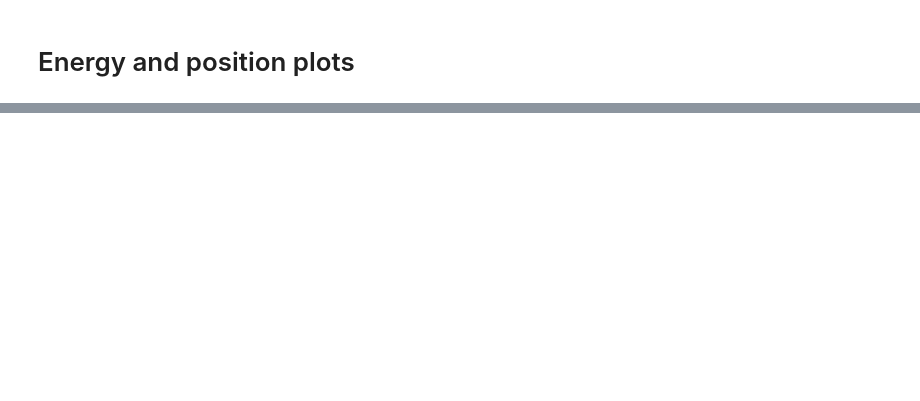
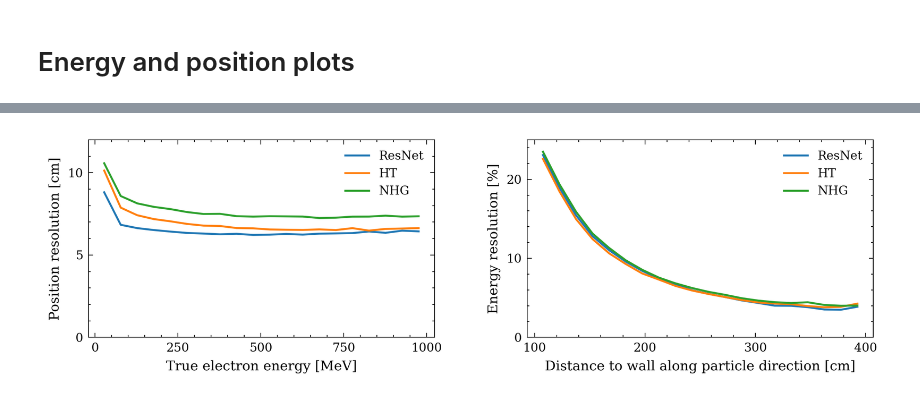
Before and after one commit to cid02219585/WatChMaL, a Jupyter notebook: regression_analysis_hgt.ipynb, the cells around one changed output, grey strips where cells are left out. Saved outputs shown, nothing was run; the diff lists cells and outputs as text; code cells hidden in the pictures; blank space fills up the shorter version.

```diff
--- a/regression_analysis_hgt.ipynb
+++ b/regression_analysis_hgt.ipynb
@@ -1808,20 +2171,59 @@ for r in all_runs_pos:
-# %%
-all_runs_mom =  resnet_e_energy #+ [fitqun_e]
-
-figs, axes = plt.subplots(3,2, figsize=(15, 15))
-for r in all_runs_mom:
-    plot_resolution_profile([r], 'momentum_residuals', e_towall_binning, ax=axes[0,0], y_lim = (10,30), x_label="Distance to detector wall [cm]", y_label="Energy resolution",legend=None)
-    plot_resolution_profile([r], 'momentum_residuals', e_dwall_binning, ax=axes[0,1],  y_lim = (10,30),x_label="Distance from detector wall [cm]",y_label="Energy resolution",legend=None)
-    plot_resolution_profile([r],'momentum_residuals', e_cos_zenith_binning, ax=axes[1,0],  y_lim = (10,30),x_label="Cosine of Zenith", y_label="Energy resolution", legend=None)
-    plot_resolution_profile([r],'momentum_residuals',e_azimuth_binning,ax=axes[1,1], y_lim = (10,30),x_label="Azimuth",y_label="Energy resolution",legend=None)
-    plot_resolution_profile([r],'momentum_residuals', e_mom_binning, ax=axes[2,0], y_lim = (10,30),x_label="True electron momentum [MeV]",y_label="Energy resolution",legend=None)
-# %%
-all_runs_dir =  resnet_e_direction #+ [fitqun_e]
-
-figs, axes = plt.subplots(3,2, figsize=(15, 15))
-for r in all_runs_dir:
-    plot_resolution_profile([r], 'direction_errors', e_towall_binning, ax=axes[0,0], y_lim =(3,15), x_label="Distance to detector wall [cm]", y_label="Direction resolution",legend=None)
-    plot_resolution_profile([r], 'direction_errors', e_dwall_binning, ax=axes[0,1],  y_lim =(3,15),x_label="Distance from detector wall [cm]",y_label="Direction resolution",legend=None)
-    plot_resolution_profile([r],'direction_errors', e_cos_zenith_binning, ax=axes[1,0],  y_lim =(3,15),x_label="Cosine of Zenith", y_label="Direction resolution", legend=None)
-    plot_resolution_profile([r],'direction_errors',e_azimuth_binning,ax=axes[1,1], y_lim =(3,15),x_label="Azimuth",y_label="Direction Momentum",legend=None)
-    plot_resolution_profile([r],'direction_errors', e_mom_binning, ax=axes[2,0], y_lim =(3,15),x_label="True electron momentum [MeV]",y_label="Direction resolution",legend=None)
+# %%
+all_runs_dir = resnet_e_direction #+ [fitqun_e]
+import matplotlib as mpl
+science_rc = {
+    # font
+    "font.family": "serif",
+    "font.serif": ["Times New Roman", "DejaVu Serif"],  # Times if available, else fallback
+    "mathtext.fontset": "dejavuserif",
+    "font.size": 8,
+    "axes.labelsize": 9,
+    "axes.titlesize": 9,
+    "xtick.labelsize": 8,
+    "ytick.labelsize": 8,
+    "legend.fontsize": 8,
+    # ticks: inward, on all sides, with minor ticks
+    "xtick.direction": "in",
+    "ytick.direction": "in",
+    "xtick.top": True,
+    "ytick.right": True,
+    "xtick.minor.visible": True,
+    "ytick.minor.visible": True,
+    "xtick.major.size": 3.0,
+    "ytick.major.size": 3.0,
+    "xtick.minor.size": 1.5,
+    "ytick.minor.size": 1.5,
+    "xtick.major.width": 0.5,
+    "ytick.major.width": 0.5,
+    "xtick.minor.width": 0.5,
+    "ytick.minor.width": 0.5,
+    # axes / lines
+    "axes.linewidth": 0.5,
+    "grid.linewidth": 0.5,
+    "lines.linewidth": 0.7,
+    "axes.grid": False,
+    # legend
+    "legend.frameon": False,
+    # figure
+    "savefig.bbox": "tight",
+    "figure.dpi": 300,
+    "savefig.pad_inches": 0.05,
+}
+with mpl.rc_context(science_rc):
+    figs, axes = plt.subplots(1,2, figsize=(8.5, 3))
+    for r in all_runs_pos:
+
+#         plot_resolution_profile([r], 'position_3d_errors', e_towall_binning, ax=axes[0,0],y_lim=(0,12), x_label="Distance to detector wall along particle direction [cm]", y_label="Position resolution [cm]",marker = '',legend='best', lw=1.3)
+        plot_resolution_profile([r],'position_3d_errors',e_mom_binning, ax=axes[0],y_lim=(0,12),x_label="True electron energy [MeV]",y_label="Position resolution [cm]",marker = '',legend='best', lw=1.3)
+
+    for r in all_runs_mom:
+        plot_resolution_profile([r], energy_percentage_errors, e_towall_binning, ax=axes[1], y_lim = (0,25), x_label="Distance to wall along particle direction [cm]", marker = '',y_label="Energy resolution [%]",legend='best', lw=1.3)
+#         plot_resolution_profile([r],energy_percentage_errors, e_mom_binning, ax=axes[0,1], y_lim = (0,25),x_label="True electron energy [MeV]",marker = '',y_label="Energy resolution [%]",legend='best', lw=1.3)
+
+    for r in all_runs_dir:
+#         plot_resolution_profile([r], 'direction_errors', e_towall_binning, ax=axes[2,0], y_lim =(0,20), x_label="Distance to detector wall along particle direction [cm]", y_label="Direction resolution [°]",marker = '',legend='best', lw=1.3)
+#         plot_resolution_profile([r],'direction_errors', e_mom_binning, ax=axes[2,1], y_lim =(0,20),x_label="True electron energy [MeV]",y_label="Direction resolution [°]",marker = '',legend='best', lw=1.3)
+
+        figs.savefig("/vols/hyperk/users/sc4422/first_run/resolution_plots_2.png", dpi=300, bbox_inches='tight')
+# %% [output]
+[figure, added]
```
Also changed, not shown: parts of 44 cells of this notebook.
